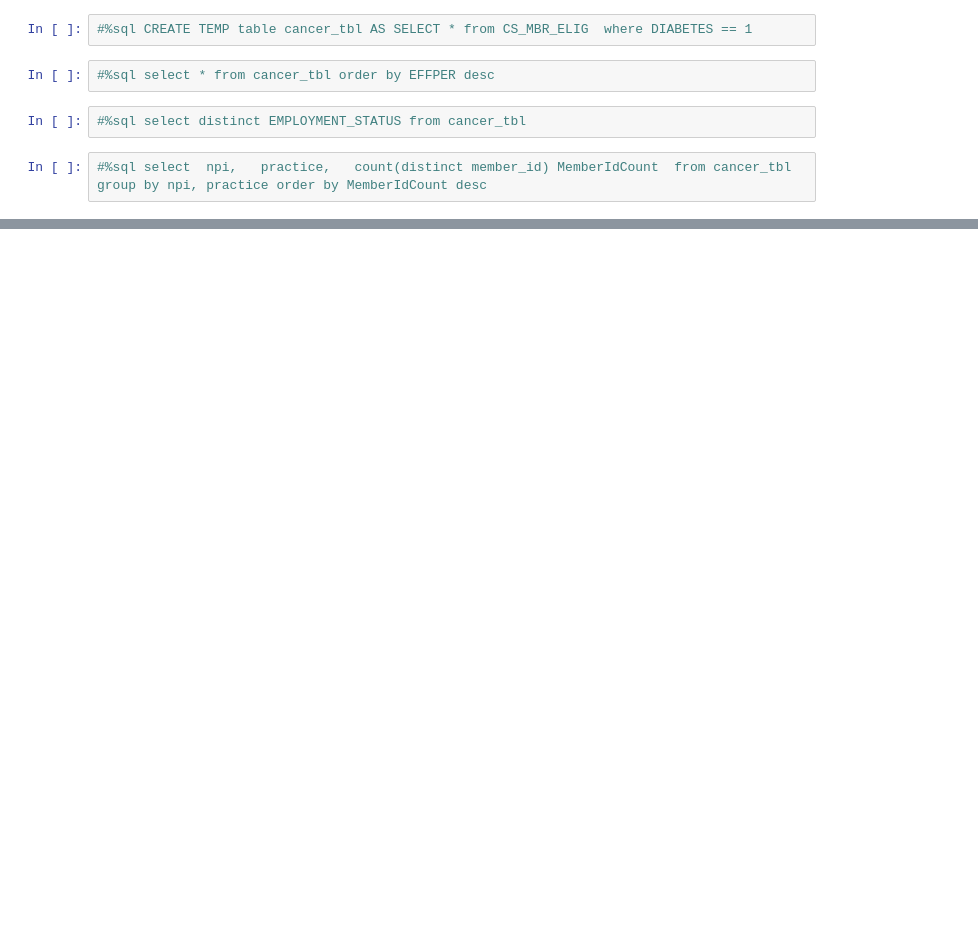
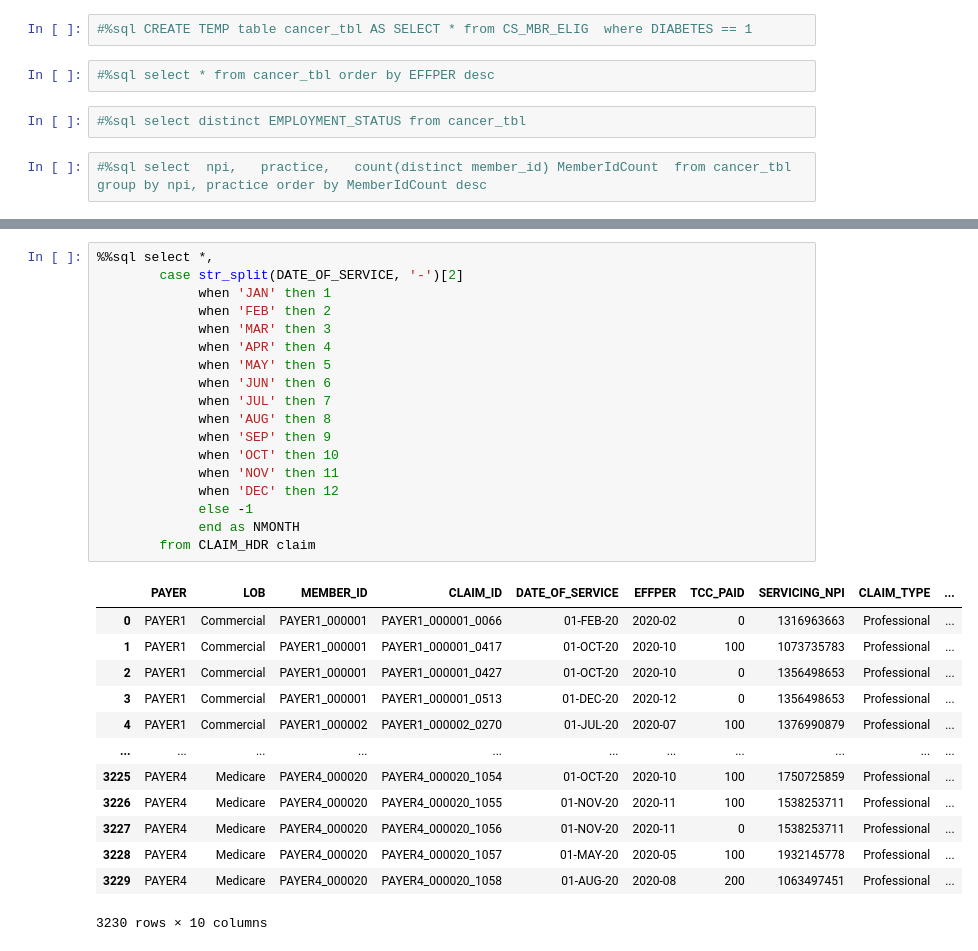
Before and after one commit to ygrepo/mt_sinai_take_home, a Jupyter notebook: Data_Sampling/analysis.ipynb, the cells around one changed output, grey strips where cells are left out. Saved outputs shown, nothing was run; the diff lists cells and outputs as text; blank space fills up the shorter version.

```diff
--- a/Data_Sampling/analysis.ipynb
+++ b/Data_Sampling/analysis.ipynb
@@ -348,0 +438,32 @@ df.to_csv("Z_CS_MBR_ELIG_pandas.csv", index=False)
+# %%
+%%sql select *,
+        case str_split(DATE_OF_SERVICE, '-')[2]
+             when 'JAN' then 1
+             when 'FEB' then 2
+             when 'MAR' then 3
+             when 'APR' then 4
+             when 'MAY' then 5
+             when 'JUN' then 6
+             when 'JUL' then 7
+             when 'AUG' then 8
+             when 'SEP' then 9
+             when 'OCT' then 10
+             when 'NOV' then 11
+             when 'DEC' then 12
+             else -1
+             end as NMONTH
+        from CLAIM_HDR claim
+# %% [output]
+|  | PAYER | LOB | MEMBER_ID | CLAIM_ID | DATE_OF_SERVICE | EFFPER | TCC_PAID | SERVICING_NPI | CLAIM_TYPE | ... |
+| 0 | PAYER1 | Commercial | PAYER1_000001 | PAYER1_000001_0066 | 01-FEB-20 | 2020-02 | 0 | 1316963663 | Professional | ... |
+| 1 | PAYER1 | Commercial | PAYER1_000001 | PAYER1_000001_0417 | 01-OCT-20 | 2020-10 | 100 | 1073735783 | Professional | ... |
+| 2 | PAYER1 | Commercial | PAYER1_000001 | PAYER1_000001_0427 | 01-OCT-20 | 2020-10 | 0 | 1356498653 | Professional | ... |
+| 3 | PAYER1 | Commercial | PAYER1_000001 | PAYER1_000001_0513 | 01-DEC-20 | 2020-12 | 0 | 1356498653 | Professional | ... |
+| 4 | PAYER1 | Commercial | PAYER1_000002 | PAYER1_000002_0270 | 01-JUL-20 | 2020-07 | 100 | 1376990879 | Professional | ... |
+| ... | ... | ... | ... | ... | ... | ... | ... | ... | ... | ... |
+| 3225 | PAYER4 | Medicare | PAYER4_000020 | PAYER4_000020_1054 | 01-OCT-20 | 2020-10 | 100 | 1750725859 | Professional | ... |
+| 3226 | PAYER4 | Medicare | PAYER4_000020 | PAYER4_000020_1055 | 01-NOV-20 | 2020-11 | 100 | 1538253711 | Professional | ... |
+| 3227 | PAYER4 | Medicare | PAYER4_000020 | PAYER4_000020_1056 | 01-NOV-20 | 2020-11 | 0 | 1538253711 | Professional | ... |
+| 3228 | PAYER4 | Medicare | PAYER4_000020 | PAYER4_000020_1057 | 01-MAY-20 | 2020-05 | 100 | 1932145778 | Professional | ... |
+| 3229 | PAYER4 | Medicare | PAYER4_000020 | PAYER4_000020_1058 | 01-AUG-20 | 2020-08 | 200 | 1063497451 | Professional | ... |
+3230 rows × 10 columns
```
Also changed, not shown: parts of 18 cells of this notebook.
